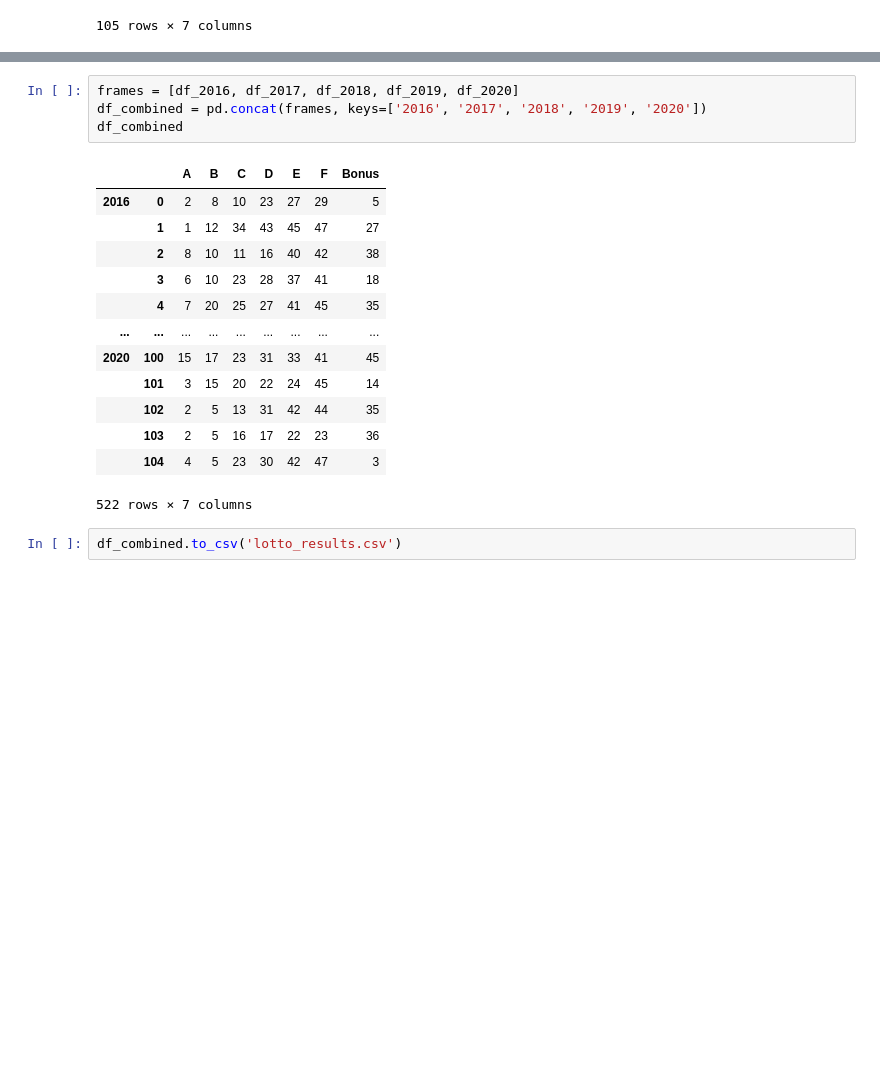
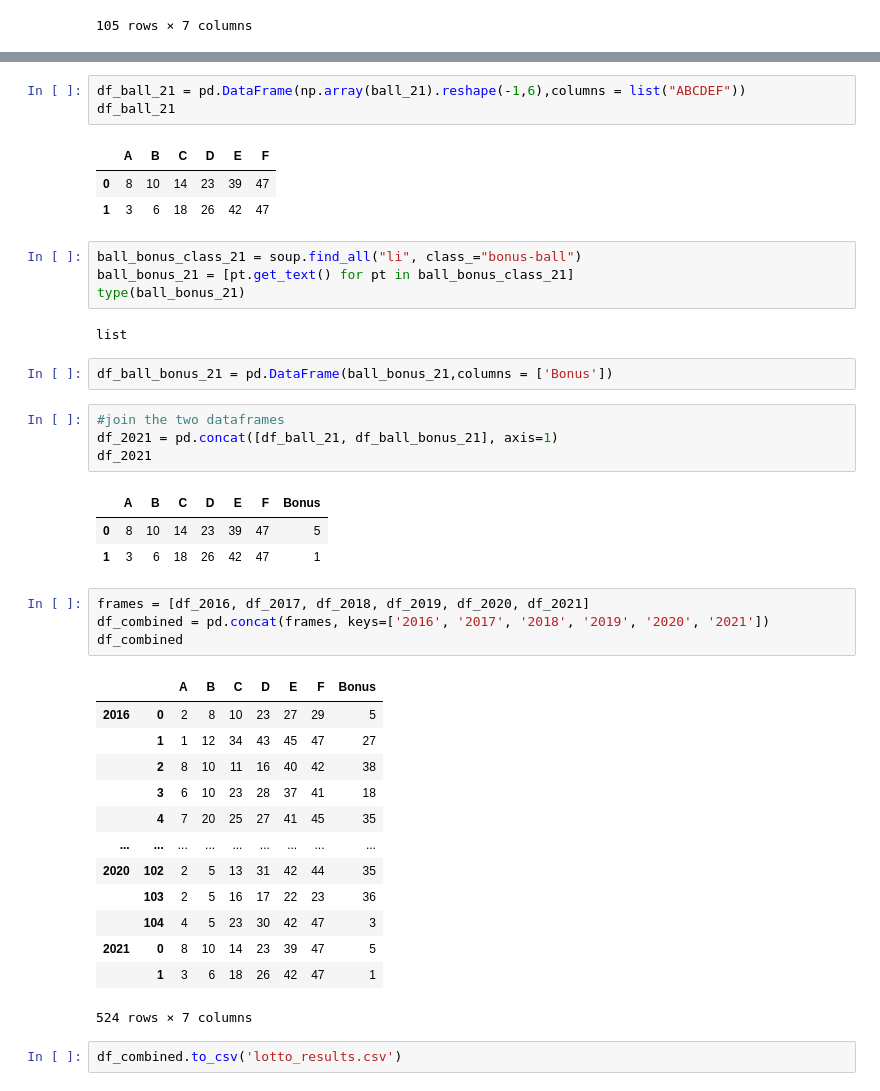
Before and after one commit to killfoley/Lotto-Scraping, a Jupyter notebook: Lotto results notebook.ipynb, the cells around one changed output, grey strips where cells are left out. Saved outputs shown, nothing was run; the diff lists cells and outputs as text; blank space fills up the shorter version.

```diff
--- a/Lotto results notebook.ipynb
+++ b/Lotto results notebook.ipynb
@@ -357,21 +378,44 @@ df_2016
+# %%
+df_ball_21 = pd.DataFrame(np.array(ball_21).reshape(-1,6),columns = list("ABCDEF"))
+df_ball_21
+# %% [output]
+|  | A | B | C | D | E | F |
+| 0 | 8 | 10 | 14 | 23 | 39 | 47 |
+| 1 | 3 | 6 | 18 | 26 | 42 | 47 |
+# %%
+ball_bonus_class_21 = soup.find_all("li", class_="bonus-ball")
+ball_bonus_21 = [pt.get_text() for pt in ball_bonus_class_21]
+type(ball_bonus_21)
+# %% [output]
+list
+# %%
+df_ball_bonus_21 = pd.DataFrame(ball_bonus_21,columns = ['Bonus'])
+# %%
+#join the two dataframes
+df_2021 = pd.concat([df_ball_21, df_ball_bonus_21], axis=1)
+df_2021
+# %% [output]
+|  | A | B | C | D | E | F | Bonus |
+| 0 | 8 | 10 | 14 | 23 | 39 | 47 | 5 |
+| 1 | 3 | 6 | 18 | 26 | 42 | 47 | 1 |
 # %%
-frames = [df_2016, df_2017, df_2018, df_2019, df_2020]
-df_combined = pd.concat(frames, keys=['2016', '2017', '2018', '2019', '2020'])
+frames = [df_2016, df_2017, df_2018, df_2019, df_2020, df_2021]
+df_combined = pd.concat(frames, keys=['2016', '2017', '2018', '2019', '2020', '2021'])
 df_combined
 # %% [output]
 |  |  | A | B | C | D | E | F | Bonus |
 | 2016 | 0 | 2 | 8 | 10 | 23 | 27 | 29 | 5 |
 |  | 1 | 1 | 12 | 34 | 43 | 45 | 47 | 27 |
 |  | 2 | 8 | 10 | 11 | 16 | 40 | 42 | 38 |
 |  | 3 | 6 | 10 | 23 | 28 | 37 | 41 | 18 |
 |  | 4 | 7 | 20 | 25 | 27 | 41 | 45 | 35 |
 | ... | ... | ... | ... | ... | ... | ... | ... | ... |
-| 2020 | 100 | 15 | 17 | 23 | 31 | 33 | 41 | 45 |
-|  | 101 | 3 | 15 | 20 | 22 | 24 | 45 | 14 |
-|  | 102 | 2 | 5 | 13 | 31 | 42 | 44 | 35 |
+| 2020 | 102 | 2 | 5 | 13 | 31 | 42 | 44 | 35 |
 |  | 103 | 2 | 5 | 16 | 17 | 22 | 23 | 36 |
 |  | 104 | 4 | 5 | 23 | 30 | 42 | 47 | 3 |
+| 2021 | 0 | 8 | 10 | 14 | 23 | 39 | 47 | 5 |
+|  | 1 | 3 | 6 | 18 | 26 | 42 | 47 | 1 |
-522 rows × 7 columns
+524 rows × 7 columns
 # %%
 df_combined.to_csv('lotto_results.csv')
 # %%
```
Also changed, not shown: parts of 31 cells of this notebook, 1 other file.
